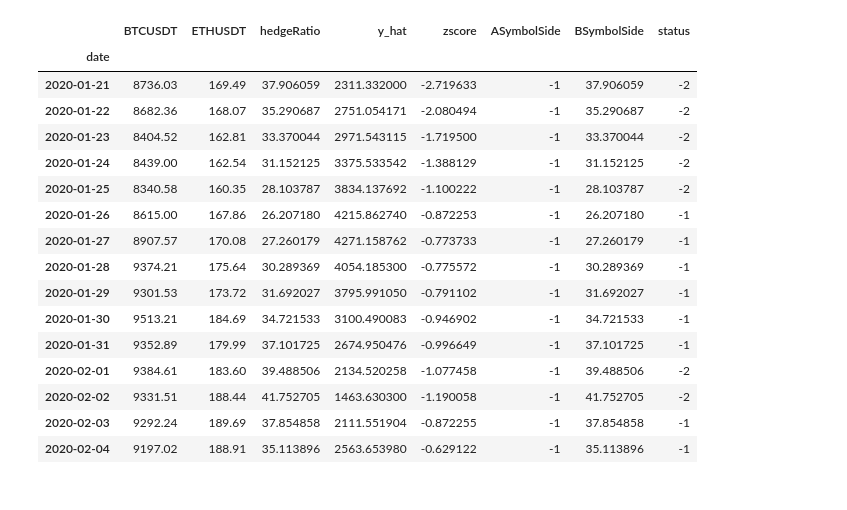
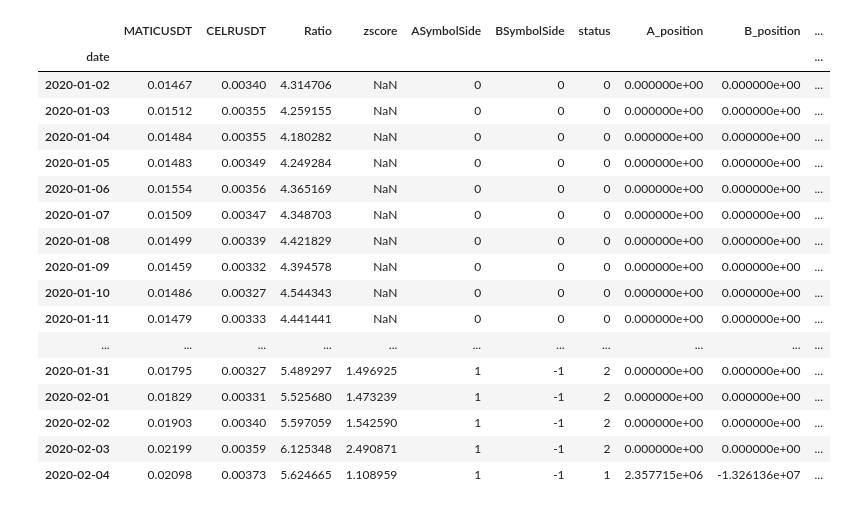
Before and after one commit to jochien889/backtrading, a Jupyter notebook: pairTrade_test.ipynb, the cells around one changed output. Drawn from its saved outputs; the diff is of its cells as text; code cells hidden in the pictures.

Commit message:
action compelete

```diff
--- a/pairTrade_test.ipynb
+++ b/pairTrade_test.ipynb
@@ -11,31 +11,29 @@ df = ((pd.concat([pd.read_csv(f"D:/github/temp/crypto_ohlc_day/{symbol}.csv", in
         ['close'].rename(symbol)for symbol in symbols],axis=1,sort=True)))
 df = df.loc[:,~df.columns.duplicated()]
 # %%
-df1 = df[['BTCUSDT', 'ETHUSDT']]
+df1 = df[['MATICUSDT', 'CELRUSDT']]
 A = pairTrade(df1)
-A.indicator(tradeType = 'regression')
-A.strategy(strategyType = 'divergence', actionType = 'amount', entry = 0.5, exit = 0, stopLoss = 1)
-A.df.iloc[20:35]
-# A.df['status']
-# print(A.exit)
-# print(A.entry)
-# print(A.stopLoss)
+A.indicator(tradeType = 'ratio')
+A.strategy(strategyType = 'divergence', actionType = 'amount', entry = 1, exit = 0.2, stopLoss = 1.2)
+A.df.iloc[1:35]
+# A.df.to_csv('MATICUSDT_CELRUSDT_test.csv')
 # %% [output]
-|  | BTCUSDT | ETHUSDT | hedgeRatio | y_hat | zscore | ASymbolSide | BSymbolSide | status |
-| date |  |  |  |  |  |  |  |  |
-| 2020-01-21 | 8736.03 | 169.49 | 37.906059 | 2311.332000 | -2.719633 | -1 | 37.906059 | -2 |
-| 2020-01-22 | 8682.36 | 168.07 | 35.290687 | 2751.054171 | -2.080494 | -1 | 35.290687 | -2 |
-| 2020-01-23 | 8404.52 | 162.81 | 33.370044 | 2971.543115 | -1.719500 | -1 | 33.370044 | -2 |
-| 2020-01-24 | 8439.00 | 162.54 | 31.152125 | 3375.533542 | -1.388129 | -1 | 31.152125 | -2 |
-| 2020-01-25 | 8340.58 | 160.35 | 28.103787 | 3834.137692 | -1.100222 | -1 | 28.103787 | -2 |
-| 2020-01-26 | 8615.00 | 167.86 | 26.207180 | 4215.862740 | -0.872253 | -1 | 26.207180 | -1 |
-| 2020-01-27 | 8907.57 | 170.08 | 27.260179 | 4271.158762 | -0.773733 | -1 | 27.260179 | -1 |
-| 2020-01-28 | 9374.21 | 175.64 | 30.289369 | 4054.185300 | -0.775572 | -1 | 30.289369 | -1 |
-| 2020-01-29 | 9301.53 | 173.72 | 31.692027 | 3795.991050 | -0.791102 | -1 | 31.692027 | -1 |
-| 2020-01-30 | 9513.21 | 184.69 | 34.721533 | 3100.490083 | -0.946902 | -1 | 34.721533 | -1 |
-| 2020-01-31 | 9352.89 | 179.99 | 37.101725 | 2674.950476 | -0.996649 | -1 | 37.101725 | -1 |
-| 2020-02-01 | 9384.61 | 183.60 | 39.488506 | 2134.520258 | -1.077458 | -1 | 39.488506 | -2 |
-| 2020-02-02 | 9331.51 | 188.44 | 41.752705 | 1463.630300 | -1.190058 | -1 | 41.752705 | -2 |
-| 2020-02-03 | 9292.24 | 189.69 | 37.854858 | 2111.551904 | -0.872255 | -1 | 37.854858 | -1 |
-| 2020-02-04 | 9197.02 | 188.91 | 35.113896 | 2563.653980 | -0.629122 | -1 | 35.113896 | -1 |
+|  | MATICUSDT | CELRUSDT | Ratio | zscore | ASymbolSide | BSymbolSide | status | A_position | B_position | ... |
+| date |  |  |  |  |  |  |  |  |  | ... |
+| 2020-01-02 | 0.01467 | 0.00340 | 4.314706 | NaN | 0 | 0 | 0 | 0.000000e+00 | 0.000000e+00 | ... |
+| 2020-01-03 | 0.01512 | 0.00355 | 4.259155 | NaN | 0 | 0 | 0 | 0.000000e+00 | 0.000000e+00 | ... |
+| 2020-01-04 | 0.01484 | 0.00355 | 4.180282 | NaN | 0 | 0 | 0 | 0.000000e+00 | 0.000000e+00 | ... |
+| 2020-01-05 | 0.01483 | 0.00349 | 4.249284 | NaN | 0 | 0 | 0 | 0.000000e+00 | 0.000000e+00 | ... |
+| 2020-01-06 | 0.01554 | 0.00356 | 4.365169 | NaN | 0 | 0 | 0 | 0.000000e+00 | 0.000000e+00 | ... |
+| 2020-01-07 | 0.01509 | 0.00347 | 4.348703 | NaN | 0 | 0 | 0 | 0.000000e+00 | 0.000000e+00 | ... |
+| 2020-01-08 | 0.01499 | 0.00339 | 4.421829 | NaN | 0 | 0 | 0 | 0.000000e+00 | 0.000000e+00 | ... |
+| 2020-01-09 | 0.01459 | 0.00332 | 4.394578 | NaN | 0 | 0 | 0 | 0.000000e+00 | 0.000000e+00 | ... |
+| 2020-01-10 | 0.01486 | 0.00327 | 4.544343 | NaN | 0 | 0 | 0 | 0.000000e+00 | 0.000000e+00 | ... |
+| 2020-01-11 | 0.01479 | 0.00333 | 4.441441 | NaN | 0 | 0 | 0 | 0.000000e+00 | 0.000000e+00 | ... |
+| ... | ... | ... | ... | ... | ... | ... | ... | ... | ... | ... |
+| 2020-01-31 | 0.01795 | 0.00327 | 5.489297 | 1.496925 | 1 | -1 | 2 | 0.000000e+00 | 0.000000e+00 | ... |
+| 2020-02-01 | 0.01829 | 0.00331 | 5.525680 | 1.473239 | 1 | -1 | 2 | 0.000000e+00 | 0.000000e+00 | ... |
+| 2020-02-02 | 0.01903 | 0.00340 | 5.597059 | 1.542590 | 1 | -1 | 2 | 0.000000e+00 | 0.000000e+00 | ... |
+| 2020-02-03 | 0.02199 | 0.00359 | 6.125348 | 2.490871 | 1 | -1 | 2 | 0.000000e+00 | 0.000000e+00 | ... |
+| 2020-02-04 | 0.02098 | 0.00373 | 5.624665 | 1.108959 | 1 | -1 | 1 | 2.357715e+06 | -1.326136e+07 | ... |
 # %%
```
Also changed, not shown: parts of 3 cells of this notebook, 4 other files.
